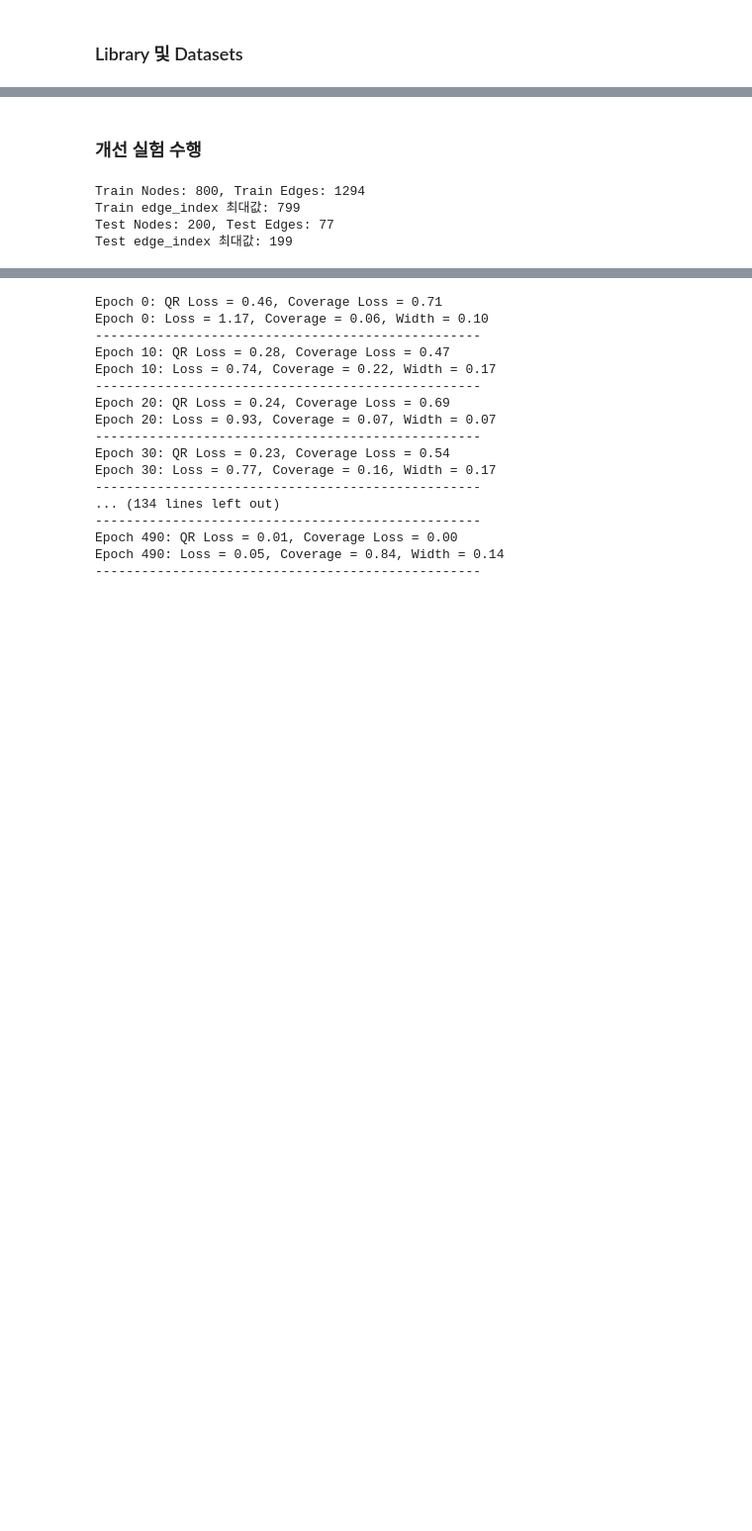
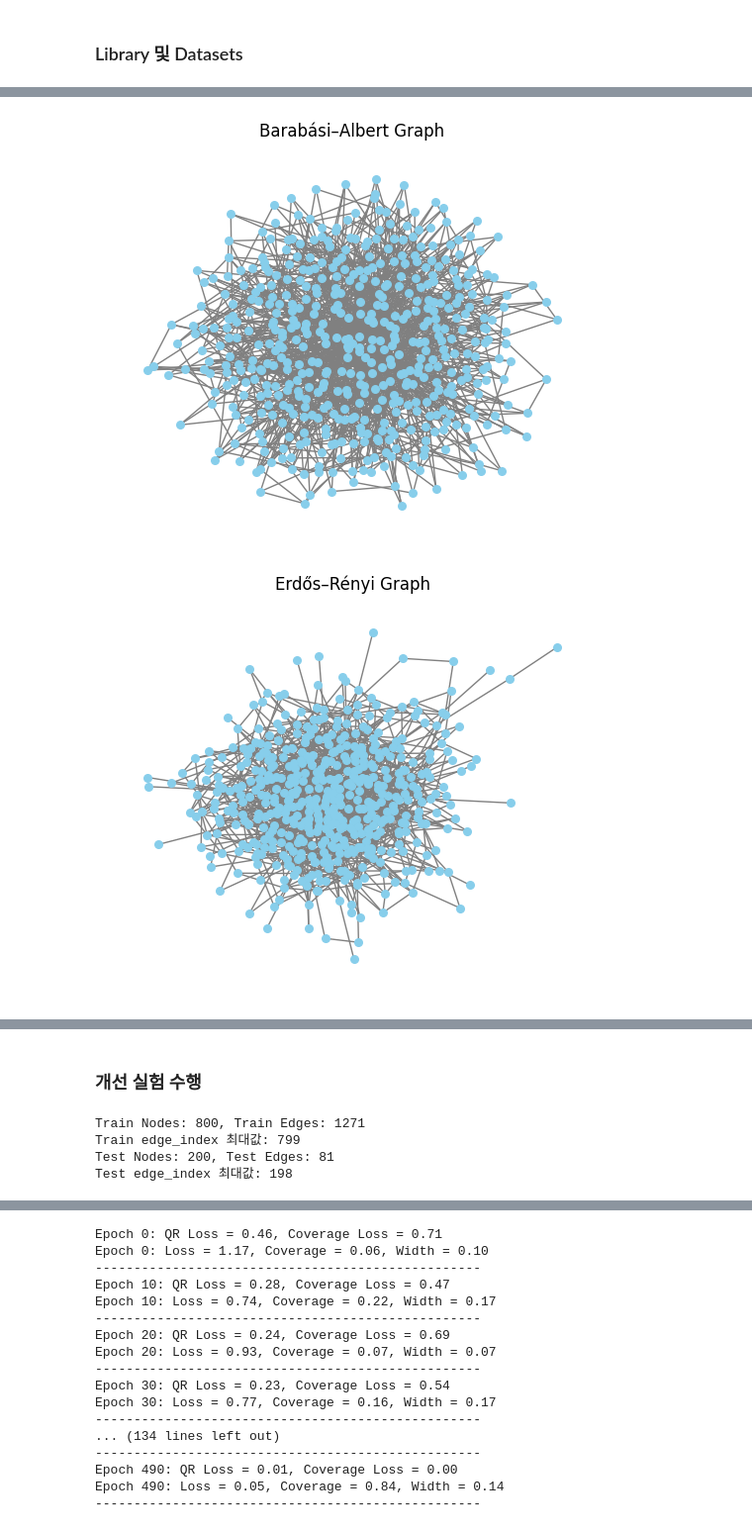
Before and after one commit to sybeam27/PQ-GNN, a Jupyter notebook: sy_250319.ipynb, the cells around one changed output, grey strips where cells are left out. Shown at 99% size. Saved outputs shown, nothing was run; the diff lists cells and outputs as text; code cells hidden in the pictures; blank space fills up the shorter version.

```diff
--- a/sy_250319.ipynb
+++ b/sy_250319.ipynb
@@ -609,28 +575,0 @@ print(f"피처 크기: {data.x.shape}, 타겟 크기: {data.y.shape}")
-# %%
-# GridGraph (공간적 데이터)
-
-# GridGraph 생성
-generator = graph_generator.GridGraph(height=10, width=10)  # 10x10 격자
-data = generator.generate()
-data.x = torch.randn(data.num_nodes, 16)
-
-coords = torch.tensor([[i // 10, i % 10] for i in range(data.num_nodes)], dtype=torch.float)
-data.y = coords.sum(dim=1).unsqueeze(1) + torch.randn(data.num_nodes, 1) * 0.2
-
-print(f"노드 수: {data.num_nodes}, 엣지 수: {data.num_edges}")
-print(f"피처 크기: {data.x.shape}, 타겟 크기: {data.y.shape}")
-# %%
-# TreeGraph (계층적 데이터)
-
-# TreeGraph 생성
-generator = graph_generator.TreeGraph(depth=4, branching_factor=2)  # 깊이 4, 분기 2
-data = generator.generate()
-data.x = torch.randn(data.num_nodes, 16)
-
-G = to_networkx(data, to_undirected=False)  # 단방향 트리
-depths = nx.single_source_shortest_path_length(G, 0)  # 루트 노드 0에서 깊이
-data.y = torch.tensor([depths[n] for n in range(data.num_nodes)], dtype=torch.float).unsqueeze(1)
-data.y = data.y + torch.randn(data.num_nodes, 1) * 0.1  # 노이즈 추가
-
-print(f"노드 수: {data.num_nodes}, 엣지 수: {data.num_edges}")
-print(f"피처 크기: {data.x.shape}, 타겟 크기: {data.y.shape}")
@@ -636,0 +624,14 @@ print(f"피처 크기: {data.x.shape}, 타겟 크기: {data.y.shape}")
+# %%
+if __name__ == "__main__":
+    graph_data_ba = create_ba_graph_pyg()
+    graph_data_er = create_er_graph_pyg()
+    graph_data_grid = create_grid_graph_pyg()
+    graph_data_tree = create_tree_graph_pyg()
+
+    draw_pyg_graph(graph_data_ba, "Barabási–Albert Graph")
+    draw_pyg_graph(graph_data_er, "Erdős–Rényi Graph")
+    draw_pyg_graph(graph_data_grid, "Grid Graph")
+    draw_pyg_graph(graph_data_tree, "Tree Graph")
+# %% [output]
+[figure, added]
+[figure, added]
@@ -639,6 +730,6 @@ print(f"피처 크기: {data.x.shape}, 타겟 크기: {data.y.shape}")
 # %%
 # 데이터 분리
-train_data, test_data = split_graph_data(graph_data_basic)
+train_data, test_data = split_graph_data(graph_data_noise_edge)
 
 # Train 데이터에서 min/max 구하기
 train_min = train_data.x.min()
@@ -657,7 +748,7 @@ test_data.y = normalize(test_data.y, y_min, y_max)
 
 color = sns.color_palette("colorblind")
 # %% [output]
-Train Nodes: 800, Train Edges: 1294
+Train Nodes: 800, Train Edges: 1271
 Train edge_index 최대값: 799
-Test Nodes: 200, Test Edges: 77
-Test edge_index 최대값: 199
+Test Nodes: 200, Test Edges: 81
+Test edge_index 최대값: 198
```
Also changed, not shown: parts of 24 cells of this notebook.
